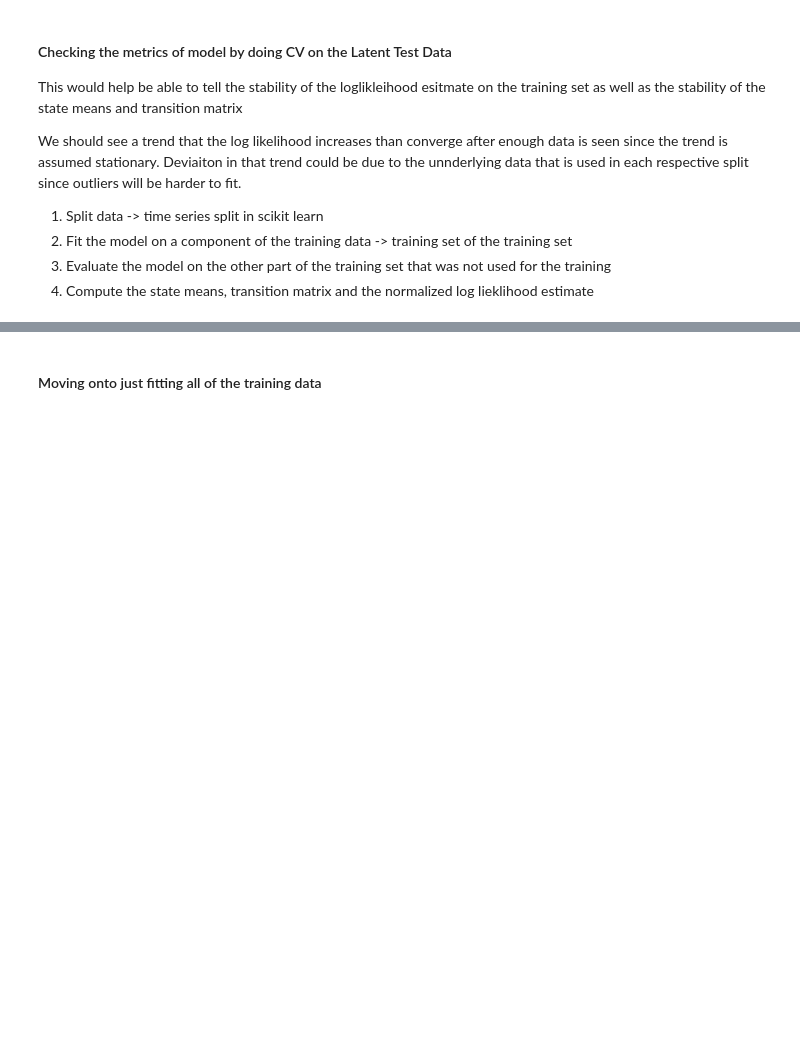
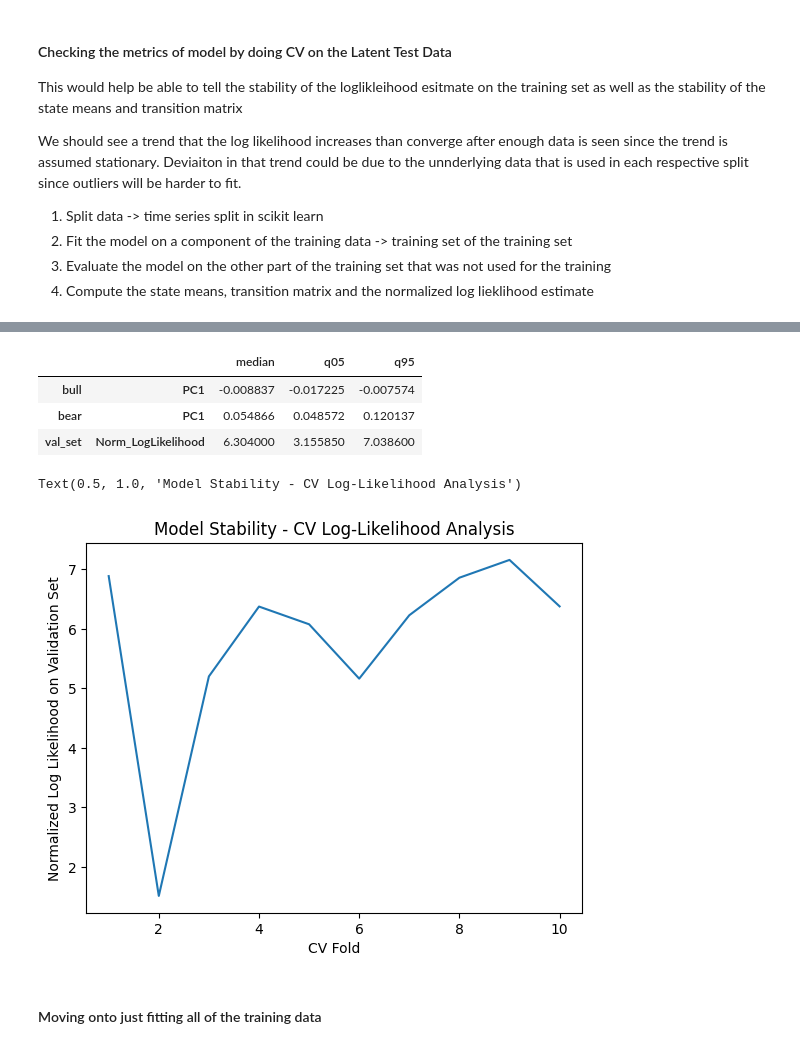
Before and after one commit to CampbelSoup/Regime-Classification-PCA-HMM-S-P500, a Jupyter notebook: traintest_pca_hmm.ipynb, the cells around one changed output, grey strips where cells are left out. Saved outputs shown, nothing was run; the diff lists cells and outputs as text; code cells hidden in the pictures; blank space fills up the shorter version.

```diff
--- a/traintest_pca_hmm.ipynb
+++ b/traintest_pca_hmm.ipynb
@@ -231,3 +228,25 @@ cv_results
+# %%
+columns_of_interest = [('bull', 'PC1'), ('bear', 'PC1'), ('val_set', 'Norm_LogLikelihood')]
+
+cv_summary = pd.DataFrame({
+    'median': cv_results[columns_of_interest].median(),
+    'q05': cv_results[columns_of_interest].quantile(0.05),
+    'q95': cv_results[columns_of_interest].quantile(0.95)
+})
+cv_summary
+# %% [output]
+|  |  | median | q05 | q95 |
+| bull | PC1 | -0.008837 | -0.017225 | -0.007574 |
+| bear | PC1 | 0.054866 | 0.048572 | 0.120137 |
+| val_set | Norm_LogLikelihood | 6.304000 | 3.155850 | 7.038600 |
+# %%
+plt.plot(cv_results.index,cv_results[('val_set', 'Norm_LogLikelihood')])
+plt.xlabel("CV Fold")
+plt.ylabel("Normalized Log Likelihood on Validation Set")
+plt.title("Model Stability - CV Log-Likelihood Analysis")
+# %% [output]
+Text(0.5, 1.0, 'Model Stability - CV Log-Likelihood Analysis')
+[figure, added]
 # %% [markdown]
 #### Moving onto just fitting all of the training data
 # %%
```
Also changed, not shown: parts of 19 cells of this notebook.
